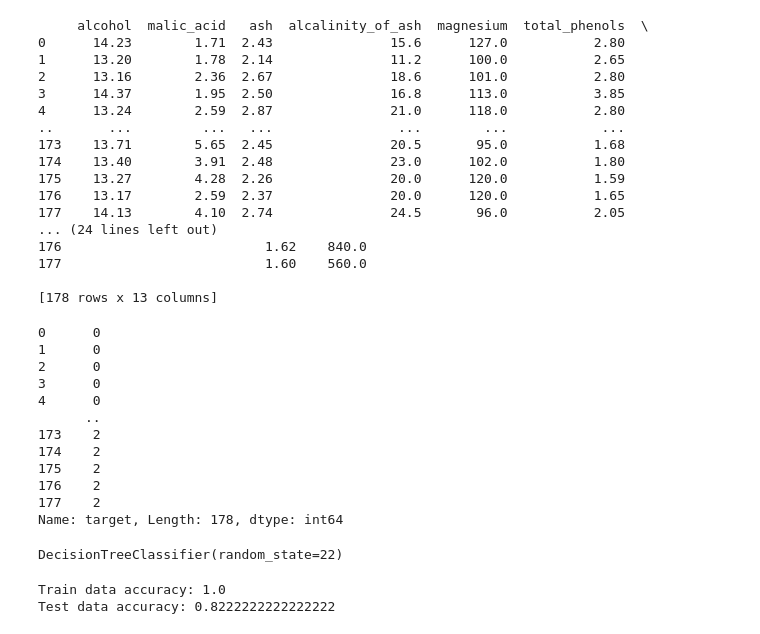
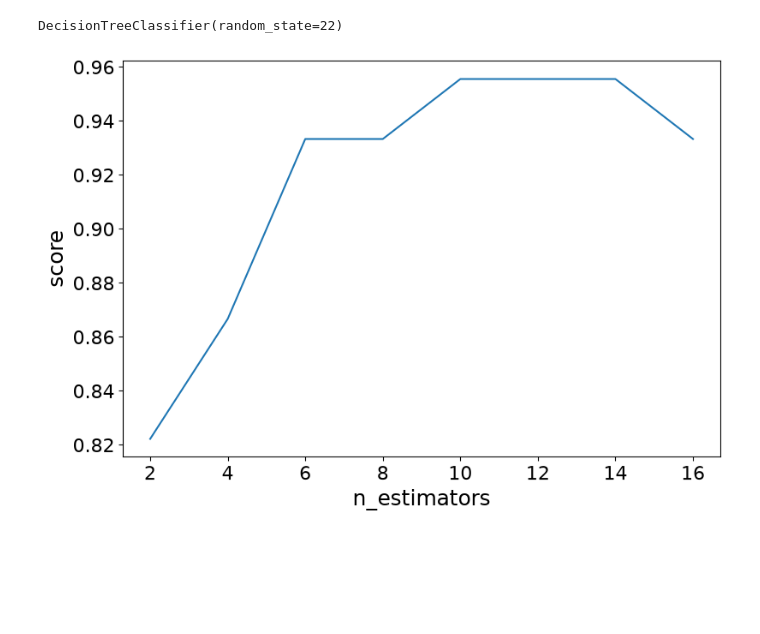
Before and after one commit to JaneCS2025/machine-learning, a Jupyter notebook: Bagging.ipynb, the cells around one changed output. Cells and saved outputs as stored; diff of their text form; code cells hidden in the pictures; blank space fills up the shorter version.

```diff
--- a/Bagging.ipynb
+++ b/Bagging.ipynb
@@ -12,53 +12,48 @@ data = datasets.load_wine(as_frame = True)
 X = data.data
 y = data.target
 # %%
-print(X)
+# print(X)
-# %% [output]
-     alcohol  malic_acid   ash  alcalinity_of_ash  magnesium  total_phenols  \
-0      14.23        1.71  2.43               15.6      127.0           2.80
-1      13.20        1.78  2.14               11.2      100.0           2.65
-2      13.16        2.36  2.67               18.6      101.0           2.80
-3      14.37        1.95  2.50               16.8      113.0           3.85
-4      13.24        2.59  2.87               21.0      118.0           2.80
-..       ...         ...   ...                ...        ...            ...
-173    13.71        5.65  2.45               20.5       95.0           1.68
-174    13.40        3.91  2.48               23.0      102.0           1.80
-175    13.27        4.28  2.26               20.0      120.0           1.59
-176    13.17        2.59  2.37               20.0      120.0           1.65
-177    14.13        4.10  2.74               24.5       96.0           2.05
-... (24 lines left out)
-176                          1.62    840.0
-177                          1.60    560.0
-
-[178 rows x 13 columns]
 # %%
-print(y)
+# print(y)
-# %% [output]
-0      0
-1      0
-2      0
-3      0
-4      0
-      ..
-173    2
-174    2
-175    2
-176    2
-177    2
-Name: target, Length: 178, dtype: int64
 # %%
 #Split data to train and test
 X_train, X_test, y_train, y_test = train_test_split(X, y, test_size = 0.25, random_state = 22)
 # %%
-dtree = DecisionTreeClassifier(random_state = 22)
-dtree.fit(X_train, y_train)
+# dtree = DecisionTreeClassifier(random_state = 22)
+# dtree.fit(X_train, y_train)
 # %% [output]
 DecisionTreeClassifier(random_state=22)
 # %%
-y_pred = dtree.predict(X_test)
+# y_pred = dtree.predict(X_test)
 
-print("Train data accuracy:", accuracy_score(y_true = y_train, y_pred = dtree.predict(X_train)))
-print("Test data accuracy:", accuracy_score(y_true = y_test, y_pred = y_pred))
+# print("Train data accuracy:", accuracy_score(y_true = y_train, y_pred = dtree.predict(X_train)))
+# print("Test data accuracy:", accuracy_score(y_true = y_test, y_pred = y_pred))
+# Test data accuracy is 0.82
-# %% [output]
-Train data accuracy: 1.0
-Test data accuracy: 0.8222222222222222
+# %%
+from sklearn.ensemble import BaggingClassifier
+import matplotlib.pyplot as plt
+
+estimator_range = [2,4,6,8,10,12,14,16]
+
+models = []
+scores = []
+
+for n_estimators in estimator_range:
+    # create bagging classifier
+    clf = BaggingClassifier(n_estimators = n_estimators, random_state = 22)
+
+    #Fit the model
+    clf.fit(X_train, y_train)
+    models.append(clf)
+    scores.append(accuracy_score(y_true = y_test, y_pred = clf.predict(X_test)))
+
+plt.figure(figsize=(9,6))
+plt.plot(estimator_range, scores)
+
+plt.xlabel('n_estimators', fontsize = 18)
+plt.ylabel('score', fontsize = 18)
+plt.tick_params(labelsize = 16)
+
+plt.show()
+# %% [output]
+[figure, added]
```
